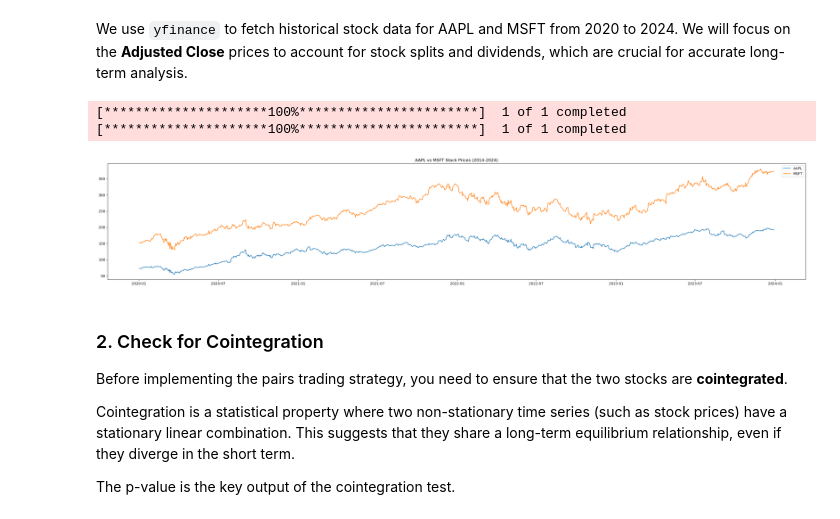
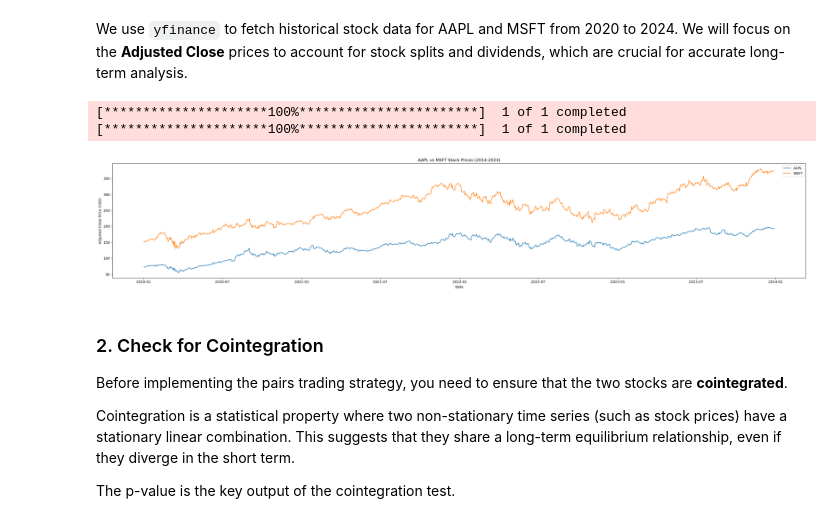
Before and after one commit to loyiwen/PairsTradingBot, a Jupyter notebook: pairs_trading_logic.ipynb, the cells around one changed output. Saved outputs shown, nothing was run; the diff lists cells and outputs as text; code cells hidden in the pictures.

```diff
--- a/pairs_trading_logic.ipynb
+++ b/pairs_trading_logic.ipynb
@@ -16,22 +18,24 @@ We use `yfinance` to fetch historical stock data for AAPL and MSFT from 2020 to
 # %%
 # Download stock data for AAPL and MSFT from 2020 to 2024
 aapl_data = yf.download("AAPL", start="2020-01-01", end="2024-01-01")
 msft_data = yf.download("MSFT", start="2020-01-01", end="2024-01-01")
 
 # Focus on adjusted closing price for both stocks
 aapl_close = aapl_data['Adj Close']
 msft_close = msft_data['Adj Close']
 
 plt.figure(figsize=(36, 6))
 plt.plot(aapl_close, label='AAPL')
 plt.plot(msft_close, label='MSFT')
 plt.title('AAPL vs MSFT Stock Prices (2014-2024)')
+plt.xlabel('Date')
+plt.ylabel('Adjusted Close Price (USD)')
 plt.legend()
 plt.show()
 # %% [output]
 [*********************100%***********************]  1 of 1 completed
 [*********************100%***********************]  1 of 1 completed
-[figure, old version]
+[figure, new version]
 # %% [markdown]
 ### 2. Check for Cointegration
 
```
Also changed, not shown: parts of 6 cells of this notebook.
